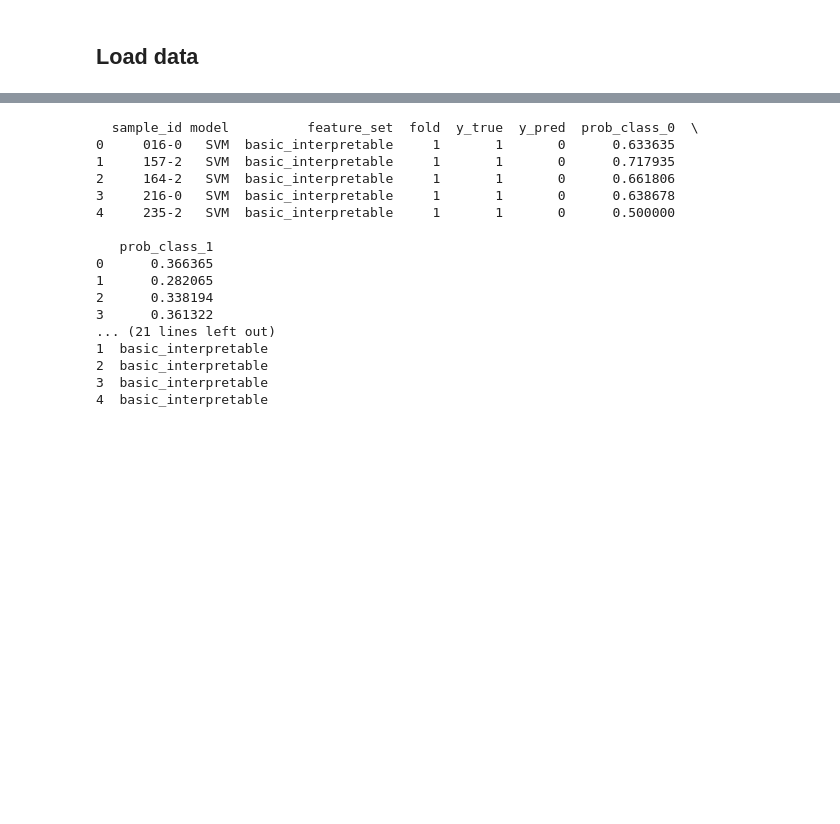
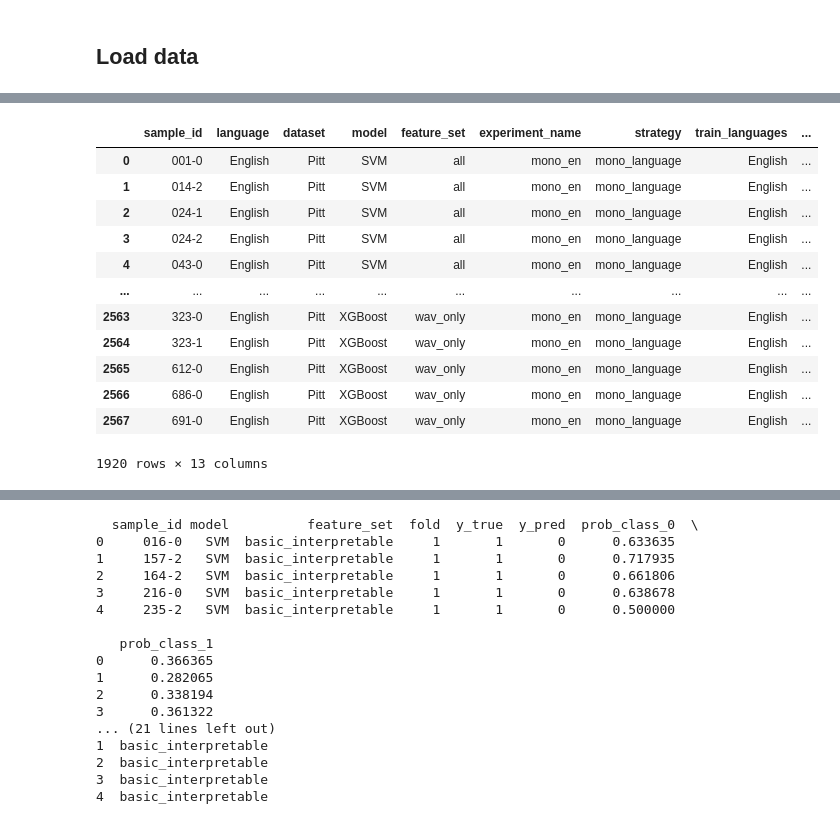
Before and after one commit to krisssnv/ASR-project, a Jupyter notebook: modelstrain.ipynb, the cells around one changed output, grey strips where cells are left out. Drawn from its saved outputs; the diff is of its cells as text; code cells hidden in the pictures; blank space fills up the shorter version.

```diff
--- a/modelstrain.ipynb
+++ b/modelstrain.ipynb
@@ -177,0 +555,16 @@ def compute_metrics_from_predictions(predictions_df):
+# %%
+predictions_df[predictions_df["experiment_name"] == "mono_en"]
+# %% [output]
+|  | sample_id | language | dataset | model | feature_set | experiment_name | strategy | train_languages | ... |
+| 0 | 001-0 | English | Pitt | SVM | all | mono_en | mono_language | English | ... |
+| 1 | 014-2 | English | Pitt | SVM | all | mono_en | mono_language | English | ... |
+| 2 | 024-1 | English | Pitt | SVM | all | mono_en | mono_language | English | ... |
+| 3 | 024-2 | English | Pitt | SVM | all | mono_en | mono_language | English | ... |
+| 4 | 043-0 | English | Pitt | SVM | all | mono_en | mono_language | English | ... |
+| ... | ... | ... | ... | ... | ... | ... | ... | ... | ... |
+| 2563 | 323-0 | English | Pitt | XGBoost | wav_only | mono_en | mono_language | English | ... |
+| 2564 | 323-1 | English | Pitt | XGBoost | wav_only | mono_en | mono_language | English | ... |
+| 2565 | 612-0 | English | Pitt | XGBoost | wav_only | mono_en | mono_language | English | ... |
+| 2566 | 686-0 | English | Pitt | XGBoost | wav_only | mono_en | mono_language | English | ... |
+| 2567 | 691-0 | English | Pitt | XGBoost | wav_only | mono_en | mono_language | English | ... |
+1920 rows × 13 columns
```
Also changed, not shown: parts of 22 cells of this notebook, 1 other file.
